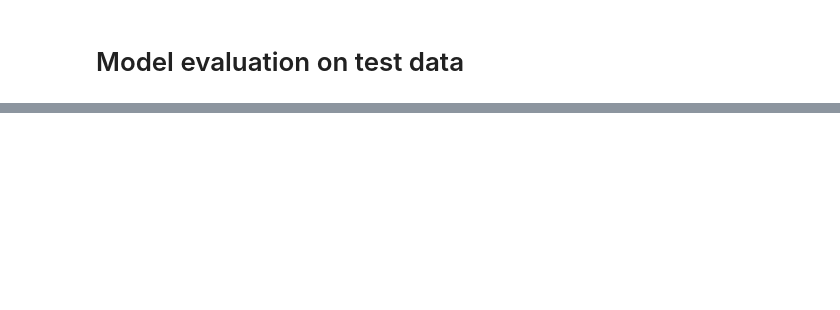
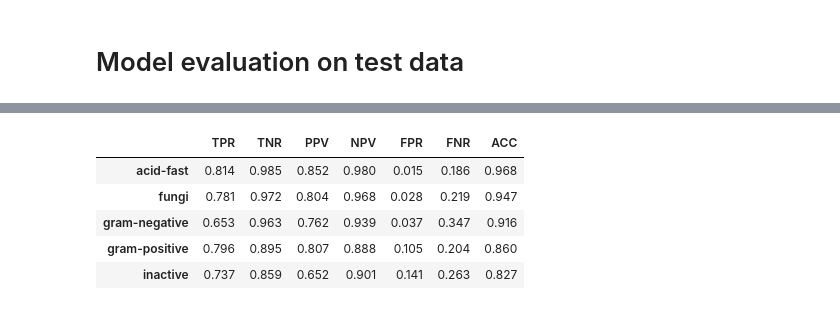
Before and after one commit to IMI-COMBINE/broad_spectrum_prediction, a Jupyter notebook: src/7_model_prediction.ipynb, the cells around one changed output, grey strips where cells are left out. Drawn from its saved outputs; the diff is of its cells as text; code cells hidden in the pictures; blank space fills up the shorter version.

```diff
--- a/src/7_model_prediction.ipynb
+++ b/src/7_model_prediction.ipynb
@@ -149,0 +193,54 @@ plt.show()
+# %%
+FP = cm.sum(axis=0) - np.diag(cm)
+FN = cm.sum(axis=1) - np.diag(cm)
+TP = np.diag(cm)
+TN = cm.sum() - (FP + FN + TP)
+
+FP = FP.astype(float)
+FN = FN.astype(float)
+TP = TP.astype(float)
+TN = TN.astype(float)
+
+
+# Sensitivity, hit rate, recall, or true positive rate
+TPR = TP / (TP + FN)
+
+# Specificity or true negative rate
+TNR = TN / (TN + FP)
+
+# Precision or positive predictive value
+PPV = TP / (TP + FP)
+
+# Negative predictive value
+NPV = TN / (TN + FN)
+
+# Fall out or false positive rate
+FPR = FP / (FP + TN)
+
+# False negative rate
+FNR = FN / (TP + FN)
+# False discovery rate
+FDR = FP / (TP + FP)
+
+# Overall accuracy
+ACC = (TP + TN) / (TP + FP + FN + TN)
+
+pd.DataFrame(
+    {
+        "TPR": TPR,
+        "TNR": TNR,
+        "PPV": PPV,
+        "NPV": NPV,
+        "FPR": FPR,
+        "FNR": FNR,
+        "ACC": ACC,
+    },
+    index=label_classes,
+).round(3)
+# %% [output]
+|  | TPR | TNR | PPV | NPV | FPR | FNR | ACC |
+| acid-fast | 0.814 | 0.985 | 0.852 | 0.980 | 0.015 | 0.186 | 0.968 |
+| fungi | 0.781 | 0.972 | 0.804 | 0.968 | 0.028 | 0.219 | 0.947 |
+| gram-negative | 0.653 | 0.963 | 0.762 | 0.939 | 0.037 | 0.347 | 0.916 |
+| gram-positive | 0.796 | 0.895 | 0.807 | 0.888 | 0.105 | 0.204 | 0.860 |
+| inactive | 0.737 | 0.859 | 0.652 | 0.901 | 0.141 | 0.263 | 0.827 |
```
Also changed, not shown: parts of 10 cells of this notebook.
